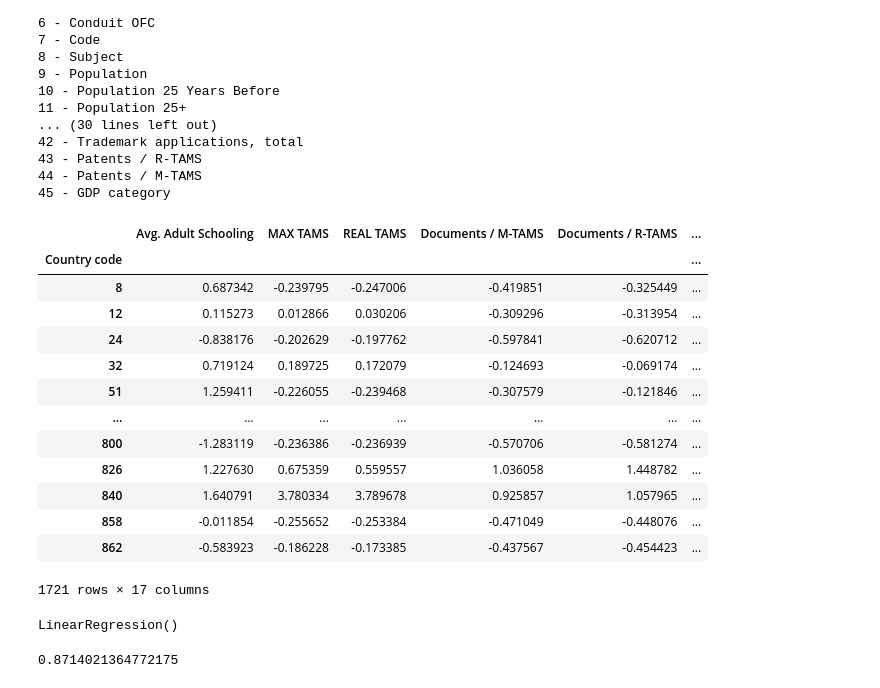
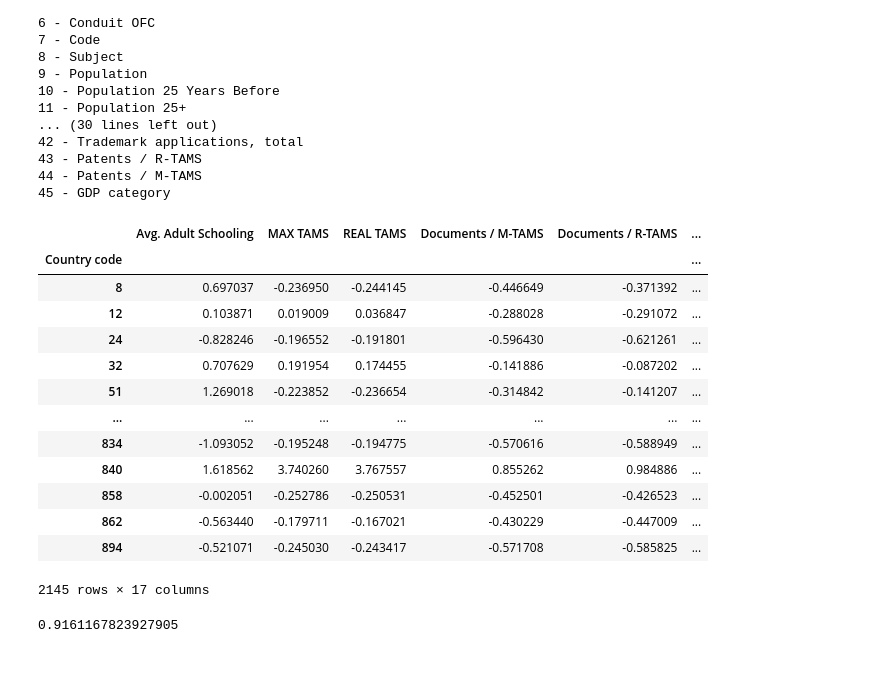
Before and after one commit to sadiogo/gdp_science, a Jupyter notebook: analyses/analyses_diogo.ipynb, the cells around one changed output. Cells and saved outputs as stored; diff of their text form; code cells hidden in the pictures.

```diff
--- a/analyses/analyses_diogo.ipynb
+++ b/analyses/analyses_diogo.ipynb
@@ -354,36 +377,36 @@ for i, column in enumerate(df_rearranged.columns.values):
 # %%
 col_range = list(range(19,28)) + [0, 2, 3, 5, 6, 9, 12, 45]
 
 # df_saturated = df[(df['Subject'] == 'All') & (df['Year'] <= 2017) & (df['Year'] >= 2000) & (df['Sink OFC'] != 'Yes')].iloc[:, col_range].dropna()
 
 ## Uncomment just one of the below
 # df_saturated = df_rearranged.iloc[:, col_range].dropna()
-df_saturated = df_rearranged[(df_rearranged['Sink OFC'] != 1)].iloc[:, col_range].dropna()
-# df_saturated = df_rearranged_mean[(df_rearranged_mean['Sink OFC'] != 1)].iloc[:, col_range].dropna()
+# df_saturated = df_rearranged[(df_rearranged['Sink OFC'] != 1)].iloc[:, col_range].dropna()
+df_saturated = df_rearranged_mean[(df_rearranged_mean['Sink OFC'] != 1)].iloc[:, col_range].dropna()
 # df_saturated = df_rearranged_mean.iloc[:, col_range].dropna()
 
 # df_saturated = df_saturated[(df_saturated.iloc[:, 1:] <= 2.5) & (df_saturated.iloc[:, 1:] >= -2.5)]
 df_saturated = df_saturated[(df_saturated['GDP per capita (PWT)'] <= 2.5) & (df_saturated['GDP per capita (PWT)'] >= -2.5)]
 
 # df_saturated = df_saturated.groupby(by=[df_saturated.index, 'Year']).mean()
 
 
 df_saturated
 # %% [output]
 |  | Avg. Adult Schooling | MAX TAMS | REAL TAMS | Documents / M-TAMS | Documents / R-TAMS | ... |
 | Country code |  |  |  |  |  | ... |
-| 8 | 0.687342 | -0.239795 | -0.247006 | -0.419851 | -0.325449 | ... |
-| 12 | 0.115273 | 0.012866 | 0.030206 | -0.309296 | -0.313954 | ... |
-| 24 | -0.838176 | -0.202629 | -0.197762 | -0.597841 | -0.620712 | ... |
-| 32 | 0.719124 | 0.189725 | 0.172079 | -0.124693 | -0.069174 | ... |
-| 51 | 1.259411 | -0.226055 | -0.239468 | -0.307579 | -0.121846 | ... |
+| 8 | 0.697037 | -0.236950 | -0.244145 | -0.446649 | -0.371392 | ... |
+| 12 | 0.103871 | 0.019009 | 0.036847 | -0.288028 | -0.291072 | ... |
+| 24 | -0.828246 | -0.196552 | -0.191801 | -0.596430 | -0.621261 | ... |
+| 32 | 0.707629 | 0.191954 | 0.174455 | -0.141886 | -0.087202 | ... |
+| 51 | 1.269018 | -0.223852 | -0.236654 | -0.314842 | -0.141207 | ... |
 | ... | ... | ... | ... | ... | ... | ... |
-| 800 | -1.283119 | -0.236386 | -0.236939 | -0.570706 | -0.581274 | ... |
-| 826 | 1.227630 | 0.675359 | 0.559557 | 1.036058 | 1.448782 | ... |
-| 840 | 1.640791 | 3.780334 | 3.789678 | 0.925857 | 1.057965 | ... |
-| 858 | -0.011854 | -0.255652 | -0.253384 | -0.471049 | -0.448076 | ... |
-| 862 | -0.583923 | -0.186228 | -0.173385 | -0.437567 | -0.454423 | ... |
+| 834 | -1.093052 | -0.195248 | -0.194775 | -0.570616 | -0.588949 | ... |
+| 840 | 1.618562 | 3.740260 | 3.767557 | 0.855262 | 0.984886 | ... |
+| 858 | -0.002051 | -0.252786 | -0.250531 | -0.452501 | -0.426523 | ... |
+| 862 | -0.563440 | -0.179711 | -0.167021 | -0.430229 | -0.447009 | ... |
+| 894 | -0.521071 | -0.245030 | -0.243417 | -0.571708 | -0.585825 | ... |
-1721 rows × 17 columns
+2145 rows × 17 columns
 # %%
 from sklearn.model_selection import train_test_split
 from sklearn.metrics import plot_confusion_matrix, mean_squared_error, make_scorer,  median_absolute_error, explained_variance_score, mean_gamma_deviance
@@ -391,10 +414,13 @@ from sklearn.linear_model import LinearRegression
 import matplotlib.pyplot as plt
 from sklearn.preprocessing import  OneHotEncoder
 from sklearn.preprocessing import StandardScaler
+from sklearn.pipeline import make_pipeline
+from sklearn.model_selection import cross_val_score
+from sklearn.preprocessing import PolynomialFeatures
+from sklearn.pipeline import Pipeline
 
-hot_enc = OneHotEncoder(sparse=False)
 
-df_test = df_saturated[['GDP per capita (PWT)', 'Documents / R-TAMS', 'Charges for the use of intellectual property, payments (BoP, current US$)', 'Gov. Effectiveness', 'Sink OFC', 'Conduit OFC', 'GDP category']]
+df_test = df_saturated[['GDP per capita (PWT)', 'Documents / M-TAMS', 'Charges for the use of intellectual property, payments (BoP, current US$)', 'Gov. Effectiveness', 'Avg. Adult Schooling', 'Population 25+ / Population', 'GDP category']]
 
 X = df_test.iloc[:, 1:-1]
 y = df_test.iloc[:, 0]
@@ -405,15 +431,20 @@ y = df_test.iloc[:, 0]
 
 
 X_train, X_test, y_train, y_test = train_test_split(X, y, test_size=0.2, random_state=1001, stratify=df_test.iloc[:, -1])
+# X_train, X_test, y_train, y_test = train_test_split(X, y, test_size=0.2, random_state=1001)
 
 
+polynomial_features_test = PolynomialFeatures(degree=2, include_bias=False)
 
-lr = LinearRegression()
+linear_regression_test = LinearRegression()
 
-lr.fit(X_train,y_train)
+pipeline_test = Pipeline([("polynomial_features", polynomial_features_test),("linear_regression", linear_regression_test)])
+
+pipeline_test.fit(X_train, y_train)
+
+# Avalia o modelo com crossvalidation
+scores_test = cross_val_score(pipeline, X_test, y_test, scoring="neg_mean_absolute_error", cv=10)
+
+pipeline_test.score(X_test, y_test)
 # %% [output]
-LinearRegression()
+0.9161167823927905
-# %%
-lr.score(X_test, y_test)
-# %% [output]
-0.8714021364772175
```
Also changed, not shown: parts of 12 cells of this notebook.
